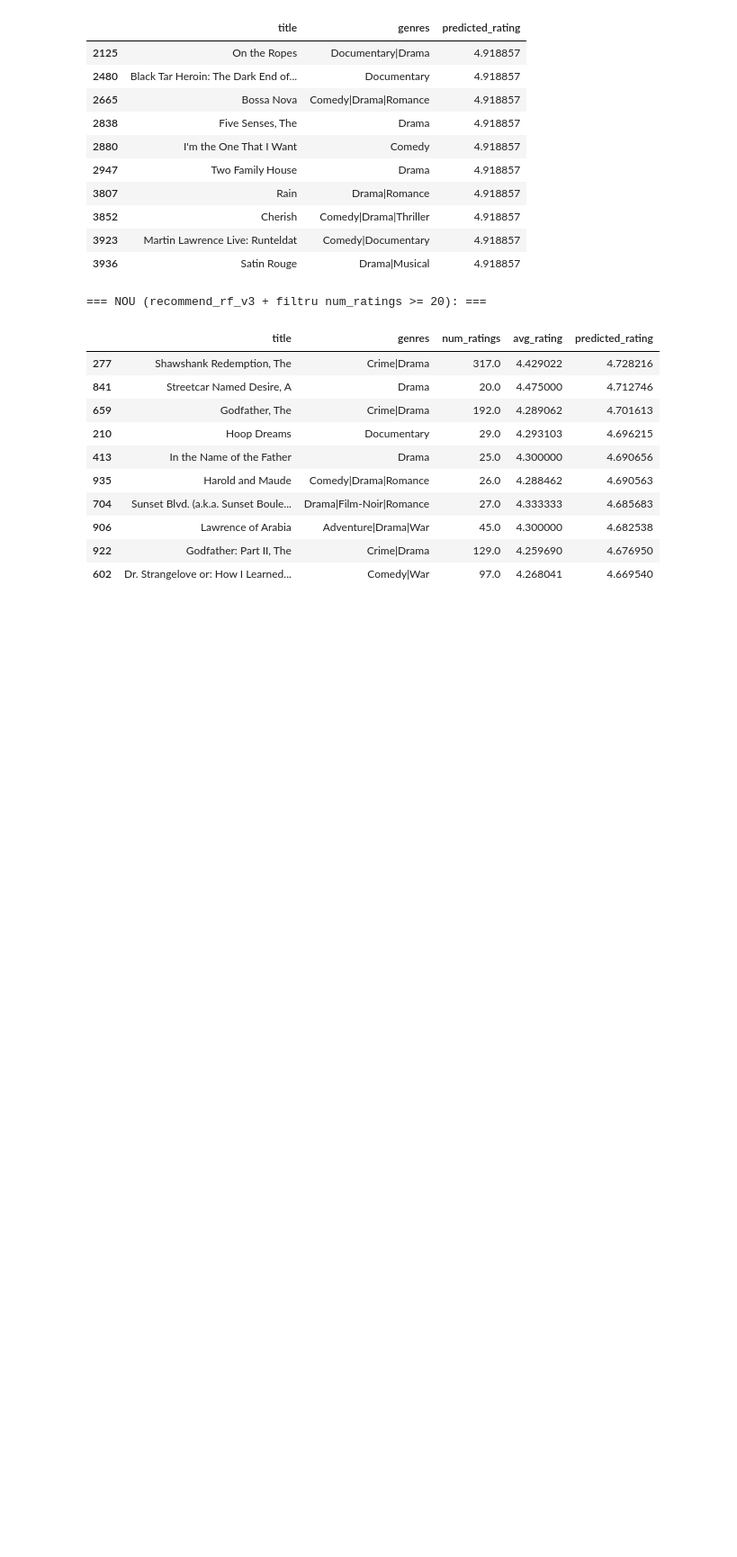
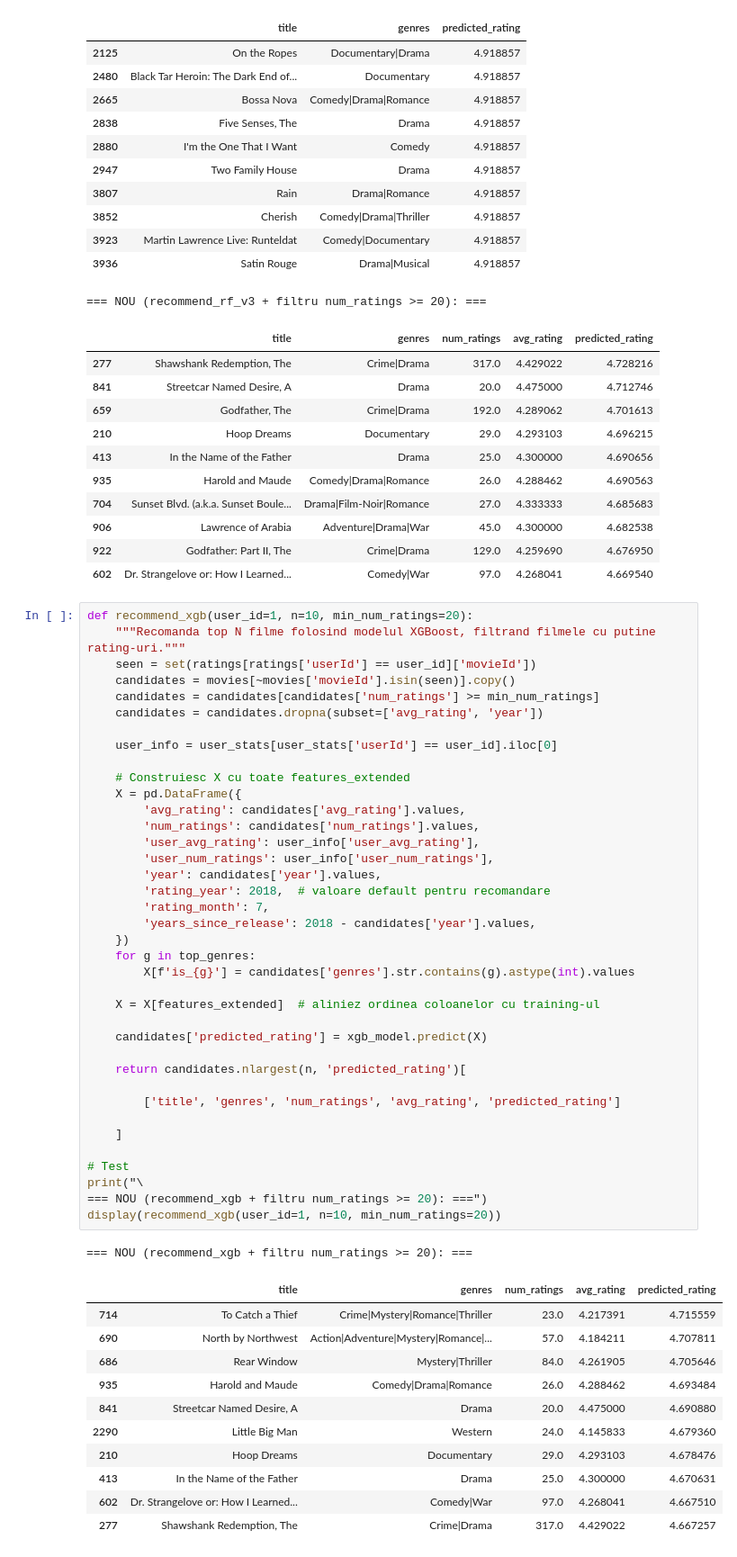
Before and after one commit to Alexandorel/ML-Product-Recommendation, a Jupyter notebook: src/python.ipynb, the cells around one changed output. Shown at 90% size. Drawn from its saved outputs; the diff is of its cells as text; blank space fills up the shorter version.

Commit message:
implementare xgboost

```diff
--- a/src/python.ipynb
+++ b/src/python.ipynb
@@ -1382,3 +1382,54 @@ display(recommend_rf_v3(user_id=1, n=10, min_num_ratings=20))
 | 906 | Lawrence of Arabia | Adventure|Drama|War | 45.0 | 4.300000 | 4.682538 |
 | 922 | Godfather: Part II, The | Crime|Drama | 129.0 | 4.259690 | 4.676950 |
 | 602 | Dr. Strangelove or: How I Learned... | Comedy|War | 97.0 | 4.268041 | 4.669540 |
+# %%
+def recommend_xgb(user_id=1, n=10, min_num_ratings=20):
+    """Recomanda top N filme folosind modelul XGBoost, filtrand filmele cu putine rating-uri."""
+    seen = set(ratings[ratings['userId'] == user_id]['movieId'])
+    candidates = movies[~movies['movieId'].isin(seen)].copy()
+    candidates = candidates[candidates['num_ratings'] >= min_num_ratings]
+    candidates = candidates.dropna(subset=['avg_rating', 'year'])
+
+    user_info = user_stats[user_stats['userId'] == user_id].iloc[0]
+
+    # Construiesc X cu toate features_extended
+    X = pd.DataFrame({
+        'avg_rating': candidates['avg_rating'].values,
+        'num_ratings': candidates['num_ratings'].values,
+        'user_avg_rating': user_info['user_avg_rating'],
+        'user_num_ratings': user_info['user_num_ratings'],
+        'year': candidates['year'].values,
+        'rating_year': 2018,  # valoare default pentru recomandare
+        'rating_month': 7,
+        'years_since_release': 2018 - candidates['year'].values,
+    })
+    for g in top_genres:
+        X[f'is_{g}'] = candidates['genres'].str.contains(g).astype(int).values
+
+    X = X[features_extended]  # aliniez ordinea coloanelor cu training-ul
+
+    candidates['predicted_rating'] = xgb_model.predict(X)
+
+    return candidates.nlargest(n, 'predicted_rating')[
+
+        ['title', 'genres', 'num_ratings', 'avg_rating', 'predicted_rating']
+
+    ]
+
+# Test
+print("\
+=== NOU (recommend_xgb + filtru num_ratings >= 20): ===")
+display(recommend_xgb(user_id=1, n=10, min_num_ratings=20))
+# %% [output]
+=== NOU (recommend_xgb + filtru num_ratings >= 20): ===
+|  | title | genres | num_ratings | avg_rating | predicted_rating |
+| 714 | To Catch a Thief | Crime|Mystery|Romance|Thriller | 23.0 | 4.217391 | 4.715559 |
+| 690 | North by Northwest | Action|Adventure|Mystery|Romance|... | 57.0 | 4.184211 | 4.707811 |
+| 686 | Rear Window | Mystery|Thriller | 84.0 | 4.261905 | 4.705646 |
+| 935 | Harold and Maude | Comedy|Drama|Romance | 26.0 | 4.288462 | 4.693484 |
+| 841 | Streetcar Named Desire, A | Drama | 20.0 | 4.475000 | 4.690880 |
+| 2290 | Little Big Man | Western | 24.0 | 4.145833 | 4.679360 |
+| 210 | Hoop Dreams | Documentary | 29.0 | 4.293103 | 4.678476 |
+| 413 | In the Name of the Father | Drama | 25.0 | 4.300000 | 4.670631 |
+| 602 | Dr. Strangelove or: How I Learned... | Comedy|War | 97.0 | 4.268041 | 4.667510 |
+| 277 | Shawshank Redemption, The | Crime|Drama | 317.0 | 4.429022 | 4.667257 |
```
